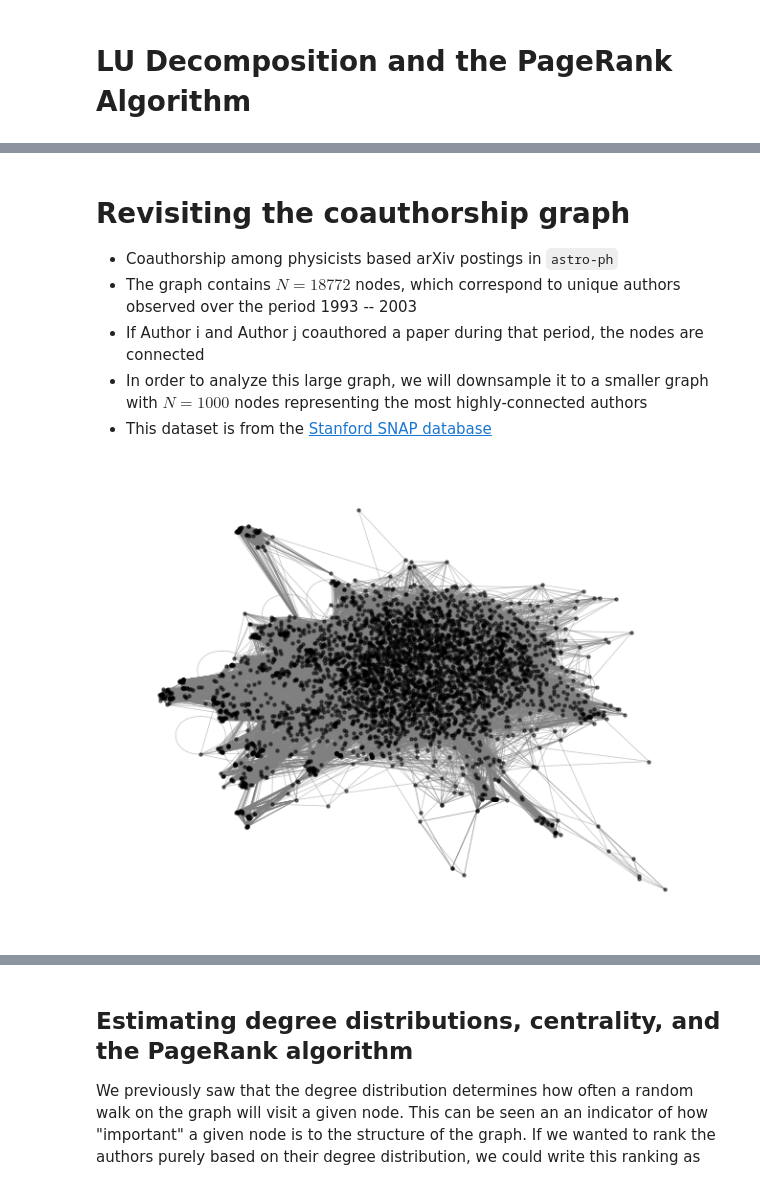
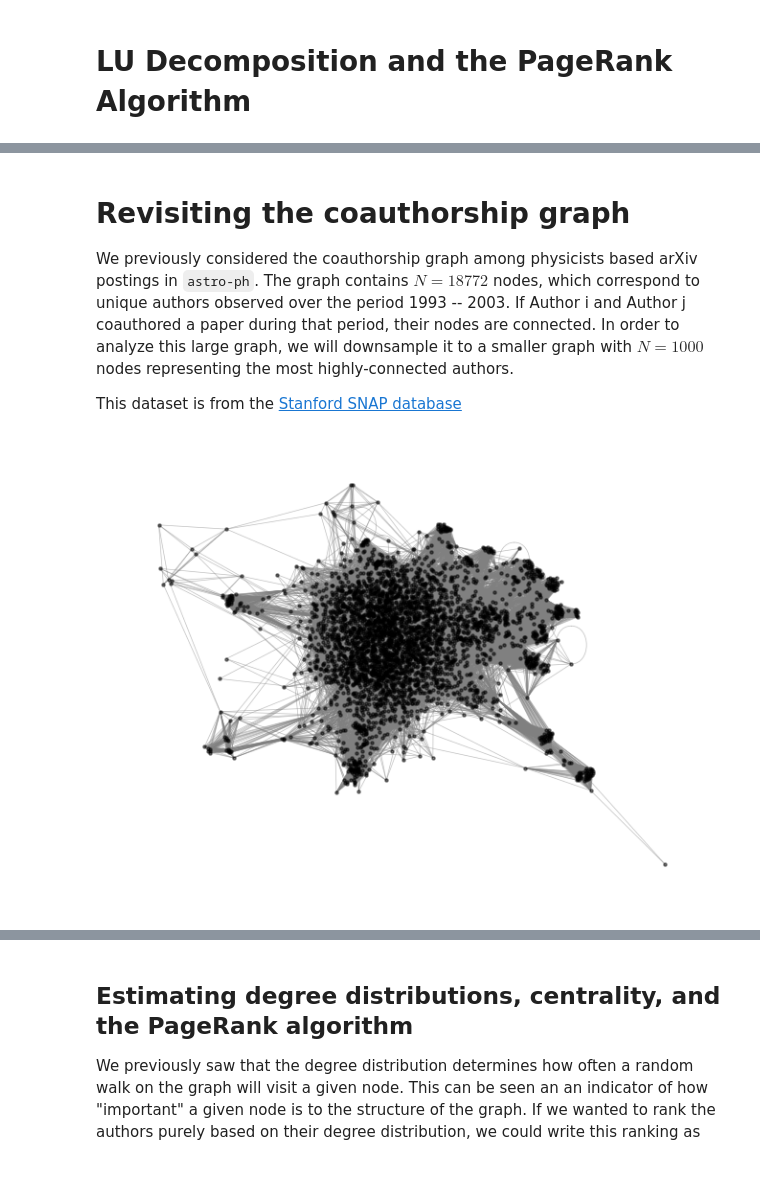
Before and after one commit to williamgilpin/cphy, a Jupyter notebook: talks/lu_decomposition.ipynb, the cells around one changed output, grey strips where cells are left out. Drawn from its saved outputs; the diff is of its cells as text; code cells hidden in the pictures.

```diff
--- a/talks/lu_decomposition.ipynb
+++ b/talks/lu_decomposition.ipynb
@@ -18,30 +18,38 @@ import matplotlib.pyplot as plt
 # %% [markdown]
 # Revisiting the coauthorship graph
 
-+ Coauthorship among physicists based arXiv postings in `astro-ph`
-+ The graph contains $N = 18772$ nodes, which correspond to unique authors observed over the period 1993 -- 2003
-+ If Author i and Author j coauthored a paper during that period, the nodes are connected
-+ In order to analyze this large graph, we will downsample it to a smaller graph with $N = 1000$ nodes representing the most highly-connected authors
-+ This dataset is from the [Stanford SNAP database](https://snap.stanford.edu/data/ca-CondMat.html)
+We previously considered the coauthorship graph among physicists based arXiv postings in `astro-ph`. The graph contains $N = 18772$ nodes, which correspond to unique authors observed over the period 1993 -- 2003. If Author i and Author j coauthored a paper during that period, their nodes are connected. In order to analyze this large graph, we will downsample it to a smaller graph with $N = 1000$ nodes representing the most highly-connected authors.
+
+
+This dataset is from the [Stanford SNAP database](https://snap.stanford.edu/data/ca-CondMat.html)
+# %%
+import io
+import gzip
+import urllib.request
+import networkx as nx
+
+# subject = "CondMat"
+# subject = "HepPh"
+# subject = "HepTh"
+# subject = "GrQc"
+subject = "AstroPh"
+url = f"https://snap.stanford.edu/data/ca-{subject}.txt.gz"
+
+with urllib.request.urlopen(url) as resp:
+    with gzip.open(io.BytesIO(resp.read()), mode="rt") as fh:
+        g = nx.read_edgelist(fh, comments="#", nodetype=int)
 # %%
-import networkx as nx
-
-## Load the full coauthorship network
-fpath = "../resources/ca-AstroPh.txt.gz"
-# fpath = "../resources/ca-CondMat.txt.gz"
-g = nx.read_edgelist(fpath)
-
 ## Create a subgraph of the 1000 most well-connected authors
 subgraph = sorted(g.degree, key=lambda x: x[1], reverse=True)[:4000]
 subgraph = [x[0] for x in subgraph]
 g2 = g.subgraph(subgraph)
 # rename nodes to sequential integers as they would appear in an adjacency matrix
 g2 = nx.convert_node_labels_to_integers(g2, first_label=0)
 
 pos = nx.spring_layout(g2)
 # pos = nx.kamada_kawai_layout(g2)
 # nx.draw_spring(g2, pos=pos, node_size=10, node_color='black', edge_color='gray', width=0.5)
 nx.draw(g2, pos=pos, node_size=5, node_color='black', edge_color='gray', width=0.5, alpha=0.5)
 plt.show()
 # %% [output]
-[figure, old version]
+[figure, new version]
```
Also changed, not shown: parts of 11 cells of this notebook, 1 other file.
